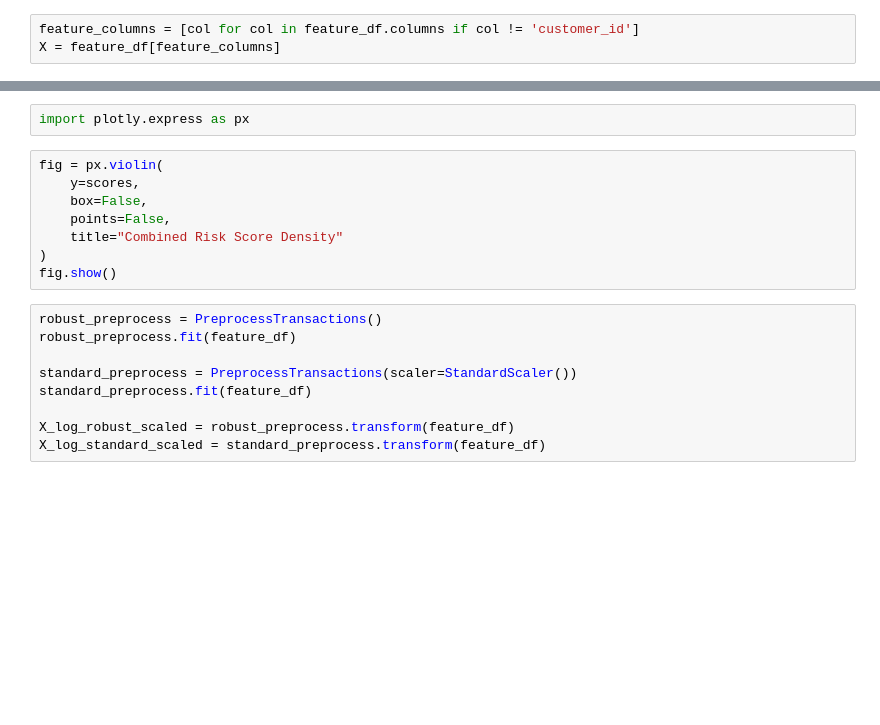
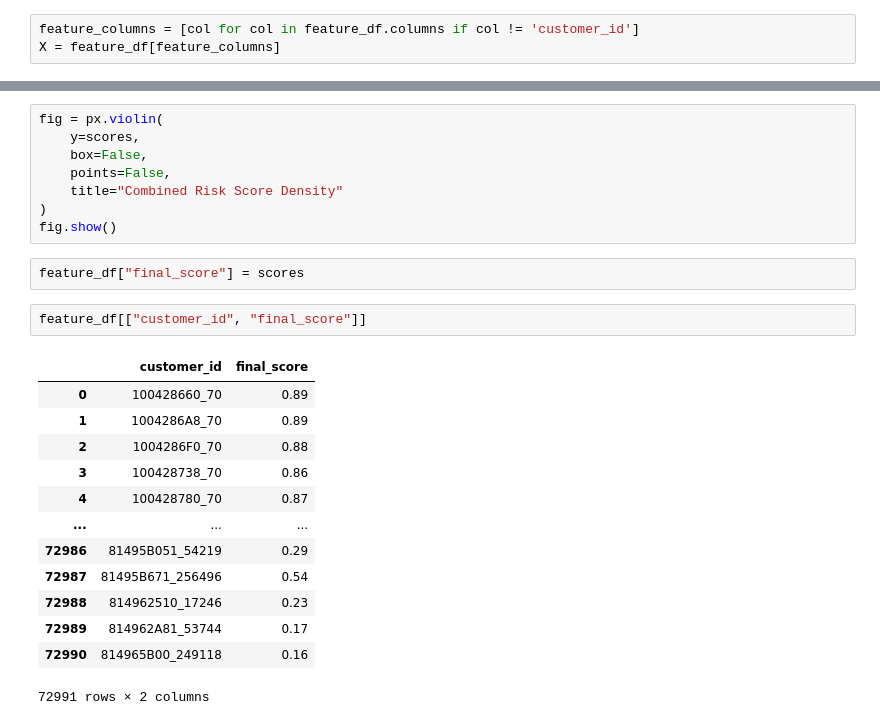
Before and after one commit to fernandocfbf/anti-money-laundering-analysis, a Jupyter notebook: analysis/application_test.ipynb, the cells around one changed output, grey strips where cells are left out. Drawn from its saved outputs; the diff is of its cells as text; blank space fills up the shorter version.

```diff
--- a/analysis/application_test.ipynb
+++ b/analysis/application_test.ipynb
@@ -92,5 +105,3 @@ This Pipeline instance is not fitted yet. Call 'fit' with appropriate arguments
-# %%
-import plotly.express as px
 # %%
 fig = px.violin(
     y=scores,
@@ -99,12 +110,21 @@ fig = px.violin(
     title="Combined Risk Score Density"
 )
 fig.show()
-# %%
-robust_preprocess = PreprocessTransactions()
-robust_preprocess.fit(feature_df)
-
-standard_preprocess = PreprocessTransactions(scaler=StandardScaler())
-standard_preprocess.fit(feature_df)
-
-X_log_robust_scaled = robust_preprocess.transform(feature_df)
-X_log_standard_scaled = standard_preprocess.transform(feature_df)
+# %%
+feature_df["final_score"] = scores
+# %%
+feature_df[["customer_id", "final_score"]]
+# %% [output]
+|  | customer_id | final_score |
+| 0 | 100428660_70 | 0.89 |
+| 1 | 1004286A8_70 | 0.89 |
+| 2 | 1004286F0_70 | 0.88 |
+| 3 | 100428738_70 | 0.86 |
+| 4 | 100428780_70 | 0.87 |
+| ... | ... | ... |
+| 72986 | 81495B051_54219 | 0.29 |
+| 72987 | 81495B671_256496 | 0.54 |
+| 72988 | 814962510_17246 | 0.23 |
+| 72989 | 814962A81_53744 | 0.17 |
+| 72990 | 814965B00_249118 | 0.16 |
+72991 rows × 2 columns
```
Also changed, not shown: parts of 11 cells of this notebook, 3 other files.
